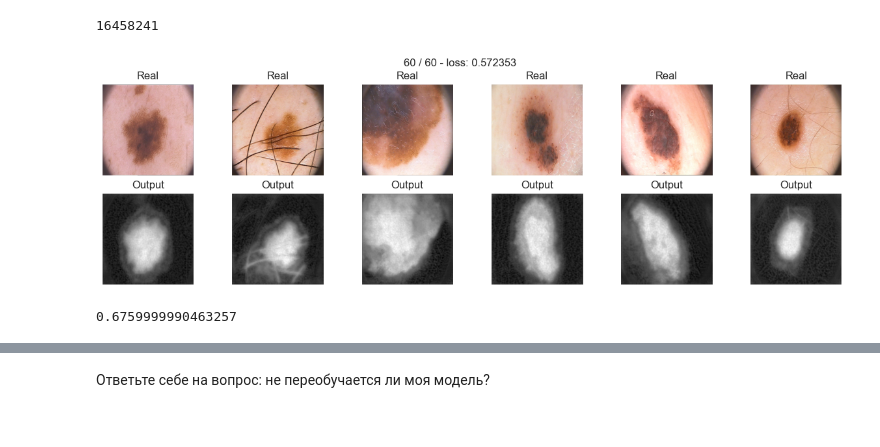
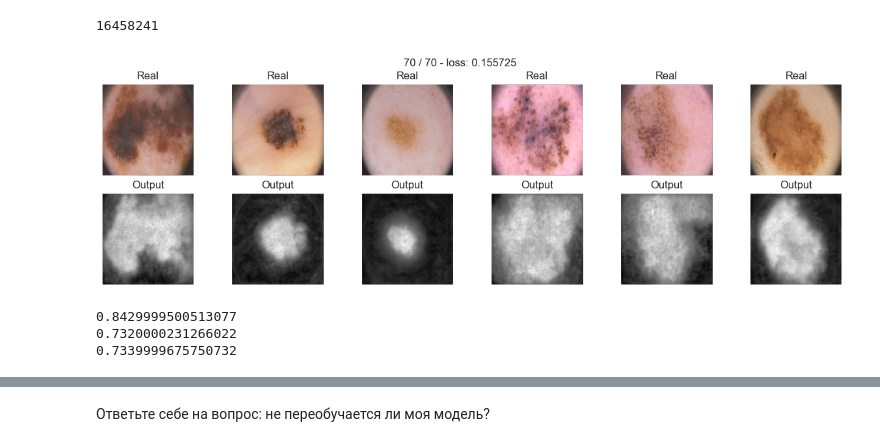
Before and after one commit to almos05/DLS, a Jupyter notebook: [homework]semantic_segmentation.ipynb, the cells around one changed output, grey strips where cells are left out. Drawn from its saved outputs; the diff is of its cells as text; code cells hidden in the pictures.

```diff
--- a/[homework]semantic_segmentation.ipynb
+++ b/[homework]semantic_segmentation.ipynb
@@ -351,21 +351,19 @@ def train(model, opt, loss_fn, epochs, data_tr, data_val):
             opt.step()  # update weights
 
             # calculate loss to show the user
-            avg_loss += loss / len(data_tr)
+            avg_loss += loss.item() / len(data_tr)
         losses["train"].append(avg_loss)
         print('train loss: %f' % avg_loss)
 
         # show intermediate results
         model.eval()  # testing mode
 
+        Y_hat = model(X_val.to(device)).detach().cpu()
         with torch.no_grad():
-            Y_hat = model(X_val.to(device)).detach().cpu().numpy() # detach and put into cpu
-
             avg_loss = 0
             for X_batch, Y_batch in data_val:
-                Y_hat = model(X_val.to(device)).detach().cpu()
-                loss_val = loss_fn(Y_hat, Y_batch)
-                avg_loss += loss_val / len(data_val)
+                loss_val = loss_fn(Y_batch.to(device), model(X_batch.to(device)).detach().cpu())
+                avg_loss += loss_val.item() / len(data_val)
 
             losses["test"].append(avg_loss)
             print('test loss: %f' % avg_loss, end="\n")
@@ -415,19 +413,22 @@ sum(p.numel() for p in model.parameters() if p.requires_grad)
 # %% [output]
 16458241
 # %%
-max_epochs = 60
+max_epochs = 70
 optimizer = torch.optim.Adam(model.parameters(), amsgrad=True, lr=1e-3)
 
 # Установка переменных окружения
 # os.environ["COMMANDLINE_ARGS"] = "--listen --medvram --precision full --opt-split-attention-v1 --no-half --no-half-vae --opt-sub-quad-attention --disable-nan-check --use-cpu interrogate gfpgan bsrgan esrgan scunet codeformer"
 
 # Теперь можете вызвать команду через системный вызов, если это необходимо
 # os.system("echo %COMMANDLINE_ARGS%")
 
-train(model, optimizer, bce_loss, max_epochs, data_tr, data_val);
+losses = train(model, optimizer, bce_loss, max_epochs, data_tr, data_val);
 # %% [output]
-[figure, old version]
+[figure, new version]
-# %%
-score_model(model, iou_pytorch, data_val)
-# %% [output]
-0.6759999990463257
+# %%
+for i in [score_model(model, iou_pytorch, data_tr), score_model(model, iou_pytorch, data_ts), score_model(model, iou_pytorch, data_val)]:
+    print(i)
+# %% [output]
+0.8429999500513077
+0.7320000231266022
+0.7339999675750732
```
Also changed, not shown: parts of 14 cells of this notebook.
